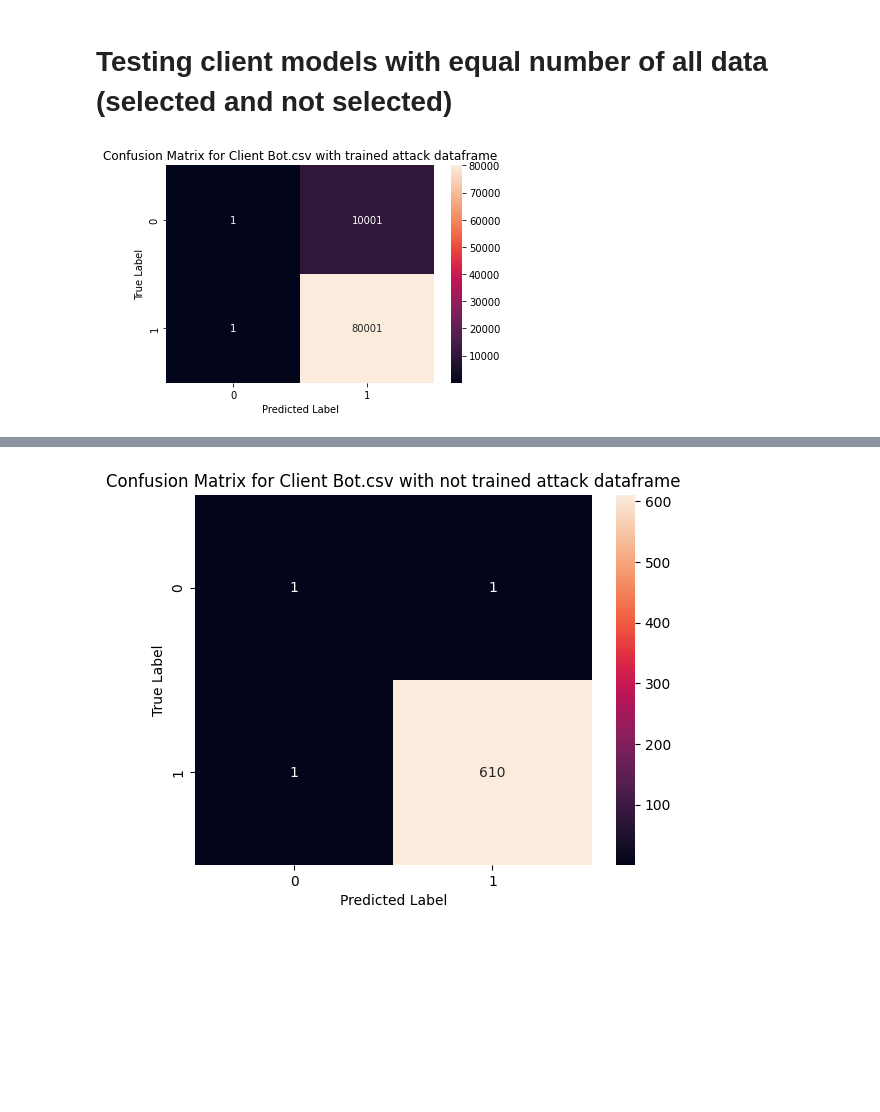
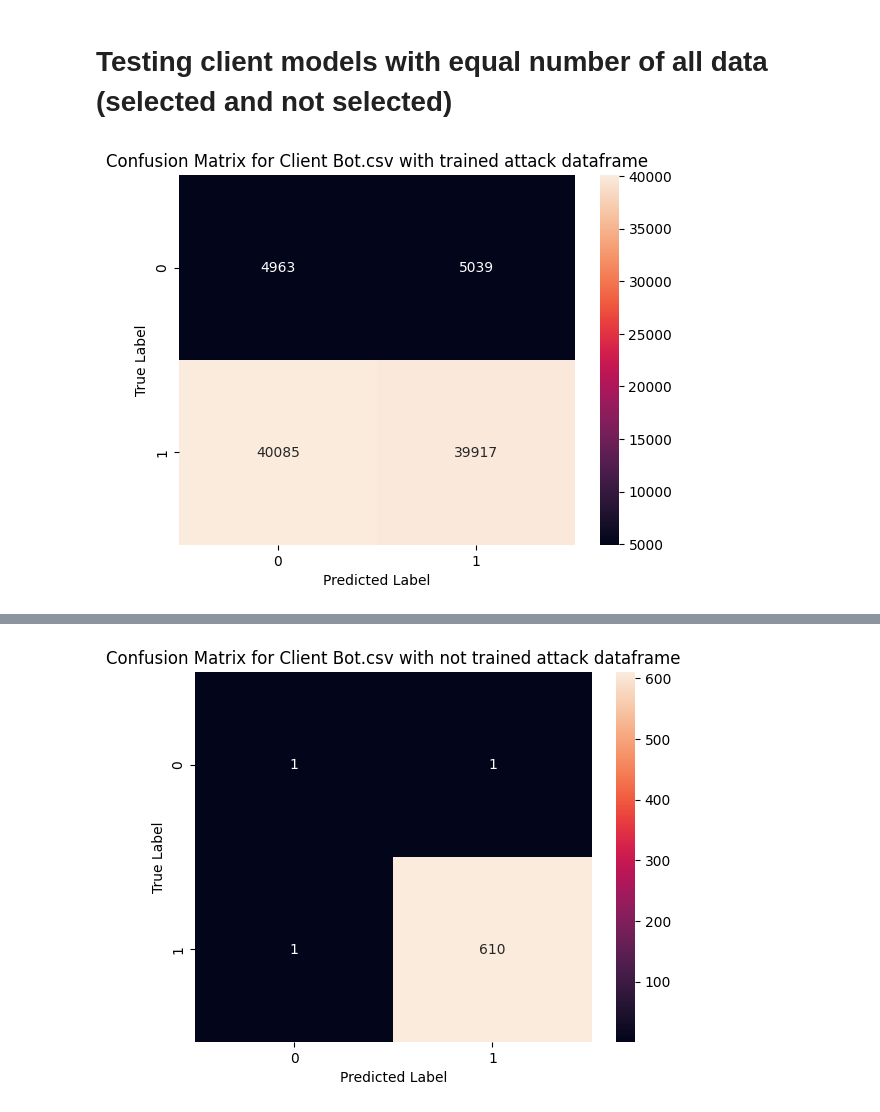
Before and after one commit to 4k5h1t/FYP, a Jupyter notebook: Zero columns removed code.ipynb, the cells around one changed output, grey strips where cells are left out. Drawn from its saved outputs; the diff is of its cells as text; code cells hidden in the pictures; blank space fills up the shorter version.

Commit message:
Model arch updated

```diff
--- a/Zero columns removed code.ipynb
+++ b/Zero columns removed code.ipynb
@@ -500,8 +507,8 @@ import torch.nn as nn
 input_dim = train_loader['Benign.csv'].dataset.shape[1]
 
 class AEModel(nn.Module):
-    def _init_(self, input_dim):
-        super(AEModel, self)._init_()
+    def __init__(self, input_dim):
+        super(AEModel, self).__init__()
 
         xavier_gain = nn.init.calculate_gain('tanh')
 
@@ -700,7 +742,7 @@ plt.savefig("C:/Final Year Project/images/Global10.png")
 # %%
 client_models = []
 for i in range(len(devices)):
-  client_models.append(torch.load('D:/Amrita College/OneDrive - Amrita university/Semester 8/Final Year Project/Codes/Final Year/models/clients/' + devices[i] + '.pt'))
+  client_models.append(torch.load('C:/Final Year Project/models/clients/' + devices[i] + '.pt'))
 # %%
 from sklearn import metrics
 # %%
@@ -823,6 +865,6 @@ thresholds = {}
 for i in range(len(devices)):
     model = client_models[i]
     dataloader = train_loader[devices[i]]
-    #thresholds[devices[i]] = quan_thresh(model, dataloader)
-    thresholds[devices[i]] = quan_recon(model, dataloader)
+    thresholds[devices[i]] = quan_thresh(model, dataloader)
+    #thresholds[devices[i]] = quan_recon(model, dataloader)
 print(thresholds)
@@ -890,6 +914,7 @@ from scipy.stats import spearmanr, rankdata
 matrices=[]
 device_idx = {device: i for i, device in enumerate(devices)}
 for device in devices:
+
   model = client_models[device_idx[device]]
   model.eval()
   threshold = thresholds[device]
@@ -900,17 +925,17 @@ for device in devices:
     y_pred = []
     for batch in test_set:
       for data in batch:
-        pred = model(data.float()).cpu().detach().numpy()
-        #error = np.power(data.float().cpu().numpy() - model(data.float()).cpu().detach().numpy(), 2)
-        threshold_ranked = rankdata(threshold)
-        pred_ranked = rankdata(pred)
-        coeff, p = spearmanr(threshold_ranked, pred_ranked)
+        #pred = model(data.float()).cpu().detach().numpy()
+        error = np.power(data.float().cpu().numpy() - model(data.float()).cpu().detach().numpy(), 2)
+        #threshold_ranked = rankdata(threshold)
+        #pred_ranked = rankdata(pred)
+        #coeff, p = spearmanr(threshold_ranked, pred_ranked)
         if device == i:
           y_true.append(1)
-          y_pred.append(1 if 0.75 <= coeff else 0)
+          y_pred.append(1 if error < threshold else 0)
         else:
           y_true.append(0)
-          y_pred.append(0 if 0.75 >= coeff else 1)
+          y_pred.append(0 if error >= threshold else 1)
     TP, FP, TN, FN = perf_measure(y_true, y_pred)
     TP += 1
     FN += 1
@@ -978,7 +982,8 @@ global_model = torch.load('C:/Final Year Project/models/globalattackmodel.pt')
 # %%
 import matplotlib.pyplot as plt
 import seaborn as sns
-from scipy.stats import spearmanr, rankdata
+from scipy.stats import spearmanr, rankdata, pearsonr
+from sklearn.metrics import mutual_info_score
 selectedattackbenmix_stats = []
 cf=[]
 device_idx = {device: i for i, device in enumerate(devices)}
@@ -994,45 +999,46 @@ for device in devices:
     ind = 0
     for batch in test_set:
       for data in batch:
-        pred = model(data.float()).cpu().detach().numpy()
-        pred_ranked = rankdata(pred)
-        threshold_ranked = rankdata(threshold)
-        coeff, p = spearmanr(threshold_ranked, pred_ranked)
+        #pred = model(data.float()).cpu().detach().numpy()
+        #pred_ranked = rankdata(pred)
+        #threshold_ranked = rankdata(threshold)
+        #coeff, p = pearsonr(threshold, pred)
+        error = np.mean(np.power(data.float().cpu().numpy() - model(data.float()).cpu().detach().numpy(), 2))
         if device[:-4] == labels[ind]:
             y_true.append(1)
-            y_pred.append(1 if 0.5 < coeff else 0)
+            y_pred.append(1 if error < threshold else 0)
         else:
             y_true.append(0)
-            y_pred.append(0 if 0.5 >= coeff else 1)
+            y_pred.append(0 if error >= threshold else 1)
+        #cf.append([coeff, p, device[:-4] == labels[ind]])
         ind += 1
-        cf.append([coeff, p])
     TP, FP, TN, FN = perf_measure(y_true, y_pred)
     TP += 1
     FN += 1
     TN += 1
     FP += 1
     conf_matrix = [[TP, FN], [FP, TN]]
     plt.figure()
     sns.heatmap(conf_matrix, annot=True, fmt="d")
     plt.title("Confusion Matrix for Client " + str(device) +" with trained attack dataframe")
     plt.xlabel("Predicted Label")
     plt.ylabel("True Label")
 
     acc = (TP+TN) / (TP+TN+FP+FN)
     precision = TP/(TP+FP)
     recall = TP/(TP+FN)
     F1score = 2 * ((precision * recall) / (precision + recall))
 
     TPR = round((TP / (TP+FN)), 6)
     # print('TPR is: {}%'.format(TPR))
 
     FPR = round((FP / (FP + TN)), 6)
     # print('TPR is: {}%'.format(FPR))
 
     selectedattackbenmix_stats.append([str("Stats for Client " + str(device) +" with trained attack dataframe"),acc*100,precision,recall,F1score*100,TPR,FPR])
 
   #   [['TP', 'FN']
   #   ['FP', 'TN']]
 # %% [output]
-[figure, old version]
+[figure, new version]
 # %%
```
Also changed, not shown: parts of 18 cells of this notebook, 11 other files.
